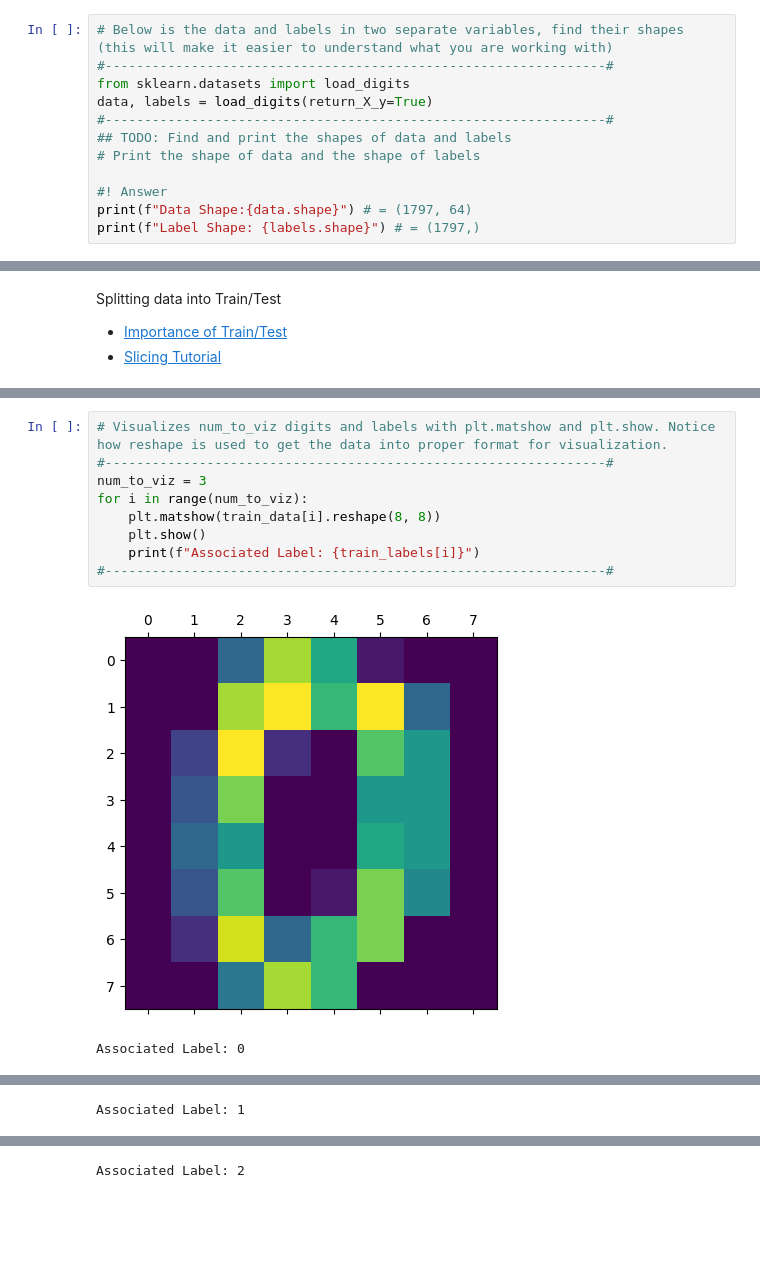
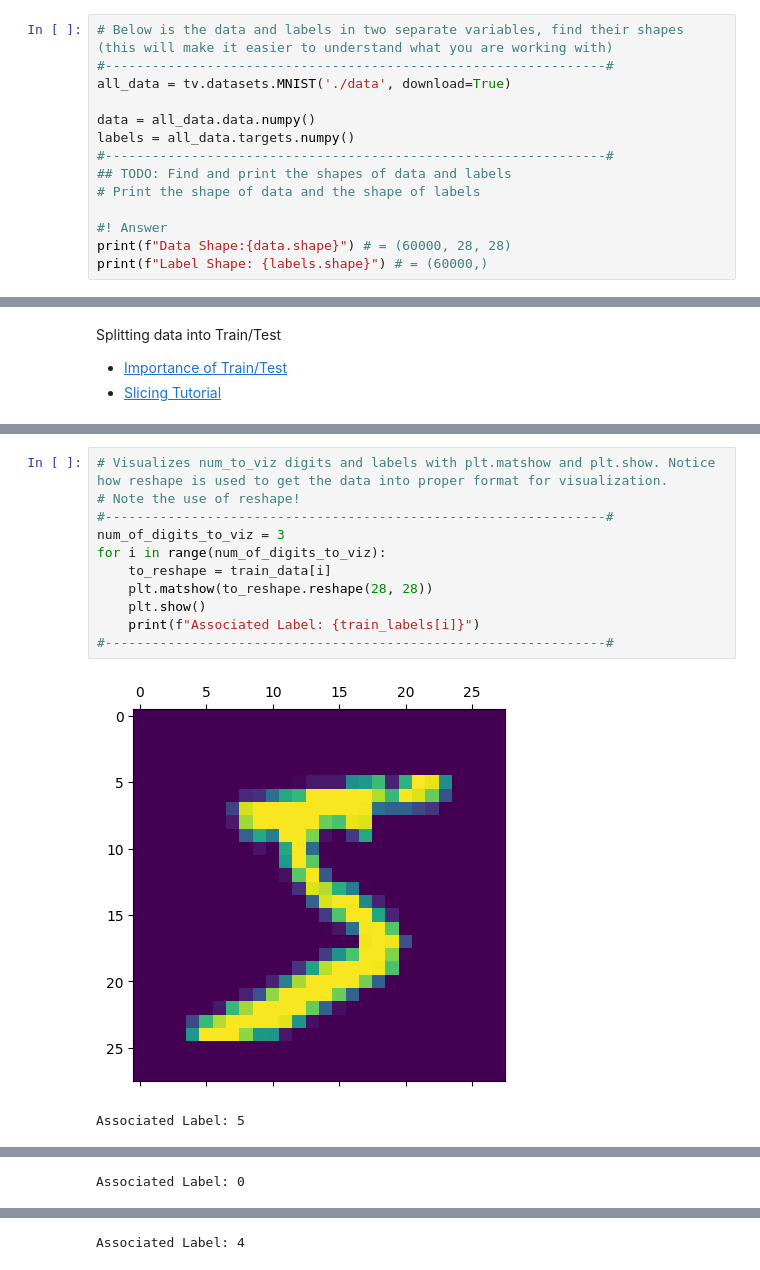
Before and after one commit to interactive-intelligence/intro-neuro-ai, a Jupyter notebook: unit-1/answers/clustering-pca-ans.ipynb, the cells around one changed output, grey strips where cells are left out. Cells and saved outputs as stored; diff of their text form; blank space fills up the shorter version.

```diff
--- a/unit-1/answers/clustering-pca-ans.ipynb
+++ b/unit-1/answers/clustering-pca-ans.ipynb
@@ -23,13 +28,15 @@ The concept of data "shape"
 # %%
 # Below is the data and labels in two separate variables, find their shapes (this will make it easier to understand what you are working with)
 #----------------------------------------------------------------#
-from sklearn.datasets import load_digits
-data, labels = load_digits(return_X_y=True)
+all_data = tv.datasets.MNIST('./data', download=True)
+
+data = all_data.data.numpy()
+labels = all_data.targets.numpy()
 #----------------------------------------------------------------#
 ## TODO: Find and print the shapes of data and labels
 # Print the shape of data and the shape of labels
 
 #! Answer
-print(f"Data Shape:{data.shape}") # = (1797, 64)
-print(f"Label Shape: {labels.shape}") # = (1797,)
+print(f"Data Shape:{data.shape}") # = (60000, 28, 28)
+print(f"Label Shape: {labels.shape}") # = (60000,)
 # %% [output]
@@ -71,12 +79,14 @@ Test Label Shape: (797,)
 # %%
 # Visualizes num_to_viz digits and labels with plt.matshow and plt.show. Notice how reshape is used to get the data into proper format for visualization.
+# Note the use of reshape!
 #----------------------------------------------------------------#
-num_to_viz = 3
-for i in range(num_to_viz):
-    plt.matshow(train_data[i].reshape(8, 8))
+num_of_digits_to_viz = 3
+for i in range(num_of_digits_to_viz):
+    to_reshape = train_data[i]
+    plt.matshow(to_reshape.reshape(28, 28))
     plt.show()
     print(f"Associated Label: {train_labels[i]}")
 #----------------------------------------------------------------#
 # %% [output]
-[figure, old version]
+[figure, new version]
-Associated Label: 0
+Associated Label: 5
@@ -84 +94 @@ Associated Label: 0
-Associated Label: 1
+Associated Label: 0
@@ -86,2 +96,2 @@ Associated Label: 1
-Associated Label: 2
+Associated Label: 4
 # %% [markdown]
```
Also changed, not shown: parts of 16 cells of this notebook, 7 other files.
